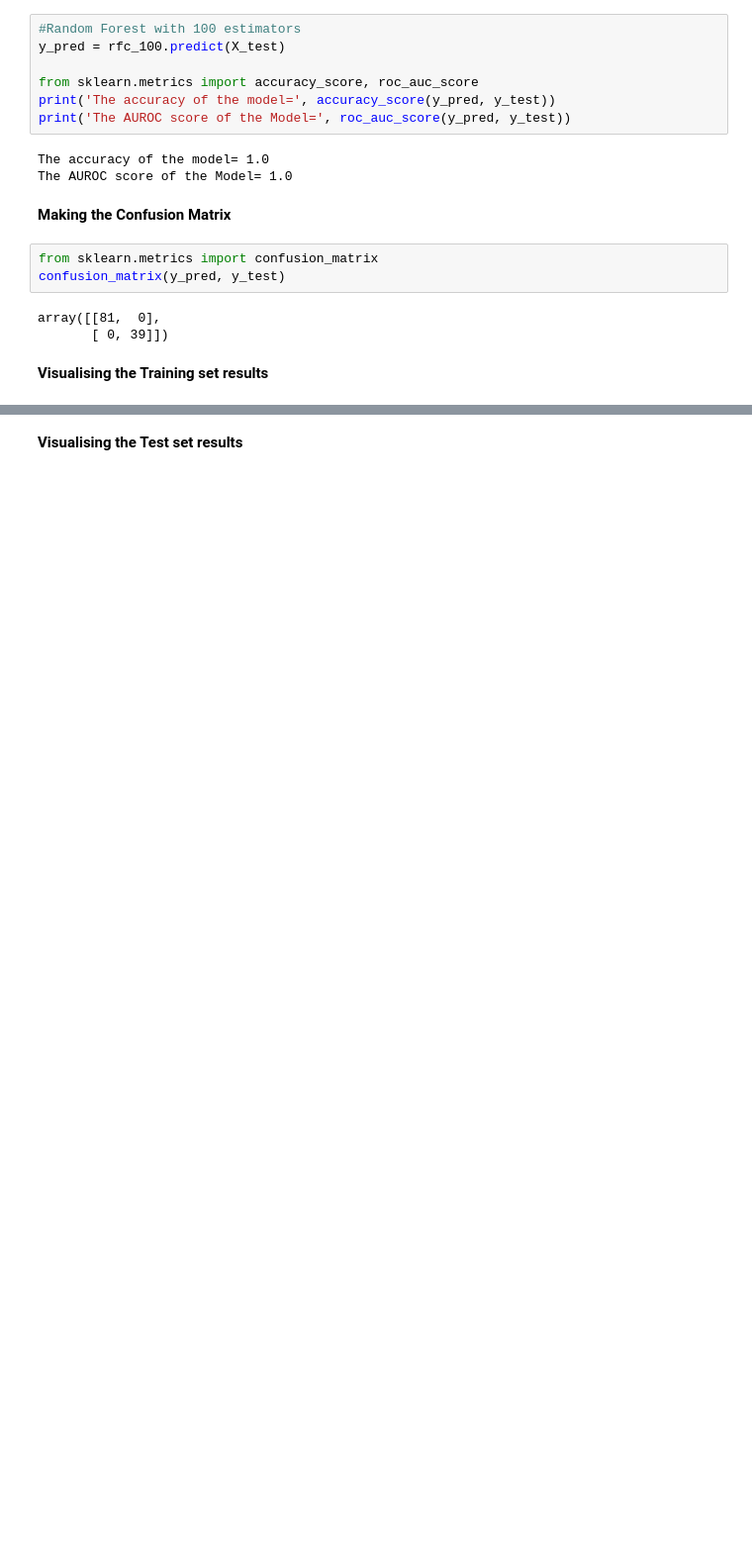
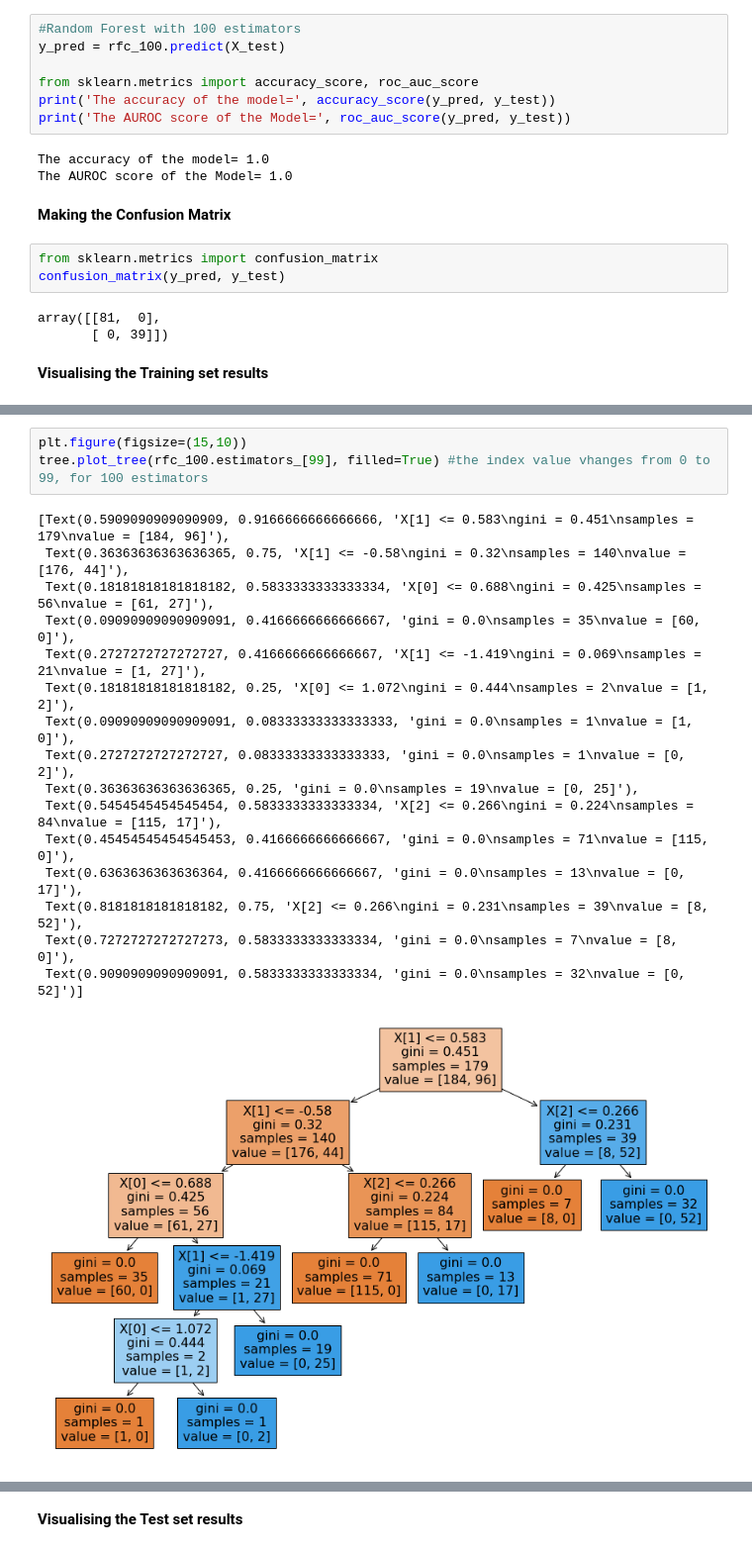
Before and after one commit to basangoudapatil/Task-7-1, a Jupyter notebook: Random_Forest_Assignment16.ipynb, the cells around one changed output, grey strips where cells are left out. Shown at 99% size. Saved outputs shown, nothing was run; the diff lists cells and outputs as text; blank space fills up the shorter version.

```diff
--- a/Random_Forest_Assignment16.ipynb
+++ b/Random_Forest_Assignment16.ipynb
@@ -129,0 +187,20 @@ array([[81,  0],
+# %%
+plt.figure(figsize=(15,10))
+tree.plot_tree(rfc_100.estimators_[99], filled=True) #the index value vhanges from 0 to 99, for 100 estimators
+# %% [output]
+[Text(0.5909090909090909, 0.9166666666666666, 'X[1] <= 0.583\ngini = 0.451\nsamples = 179\nvalue = [184, 96]'),
+ Text(0.36363636363636365, 0.75, 'X[1] <= -0.58\ngini = 0.32\nsamples = 140\nvalue = [176, 44]'),
+ Text(0.18181818181818182, 0.5833333333333334, 'X[0] <= 0.688\ngini = 0.425\nsamples = 56\nvalue = [61, 27]'),
+ Text(0.09090909090909091, 0.4166666666666667, 'gini = 0.0\nsamples = 35\nvalue = [60, 0]'),
+ Text(0.2727272727272727, 0.4166666666666667, 'X[1] <= -1.419\ngini = 0.069\nsamples = 21\nvalue = [1, 27]'),
+ Text(0.18181818181818182, 0.25, 'X[0] <= 1.072\ngini = 0.444\nsamples = 2\nvalue = [1, 2]'),
+ Text(0.09090909090909091, 0.08333333333333333, 'gini = 0.0\nsamples = 1\nvalue = [1, 0]'),
+ Text(0.2727272727272727, 0.08333333333333333, 'gini = 0.0\nsamples = 1\nvalue = [0, 2]'),
+ Text(0.36363636363636365, 0.25, 'gini = 0.0\nsamples = 19\nvalue = [0, 25]'),
+ Text(0.5454545454545454, 0.5833333333333334, 'X[2] <= 0.266\ngini = 0.224\nsamples = 84\nvalue = [115, 17]'),
+ Text(0.45454545454545453, 0.4166666666666667, 'gini = 0.0\nsamples = 71\nvalue = [115, 0]'),
+ Text(0.6363636363636364, 0.4166666666666667, 'gini = 0.0\nsamples = 13\nvalue = [0, 17]'),
+ Text(0.8181818181818182, 0.75, 'X[2] <= 0.266\ngini = 0.231\nsamples = 39\nvalue = [8, 52]'),
+ Text(0.7272727272727273, 0.5833333333333334, 'gini = 0.0\nsamples = 7\nvalue = [8, 0]'),
+ Text(0.9090909090909091, 0.5833333333333334, 'gini = 0.0\nsamples = 32\nvalue = [0, 52]')]
+[figure, added]
```
Also changed, not shown: parts of 7 cells of this notebook.
